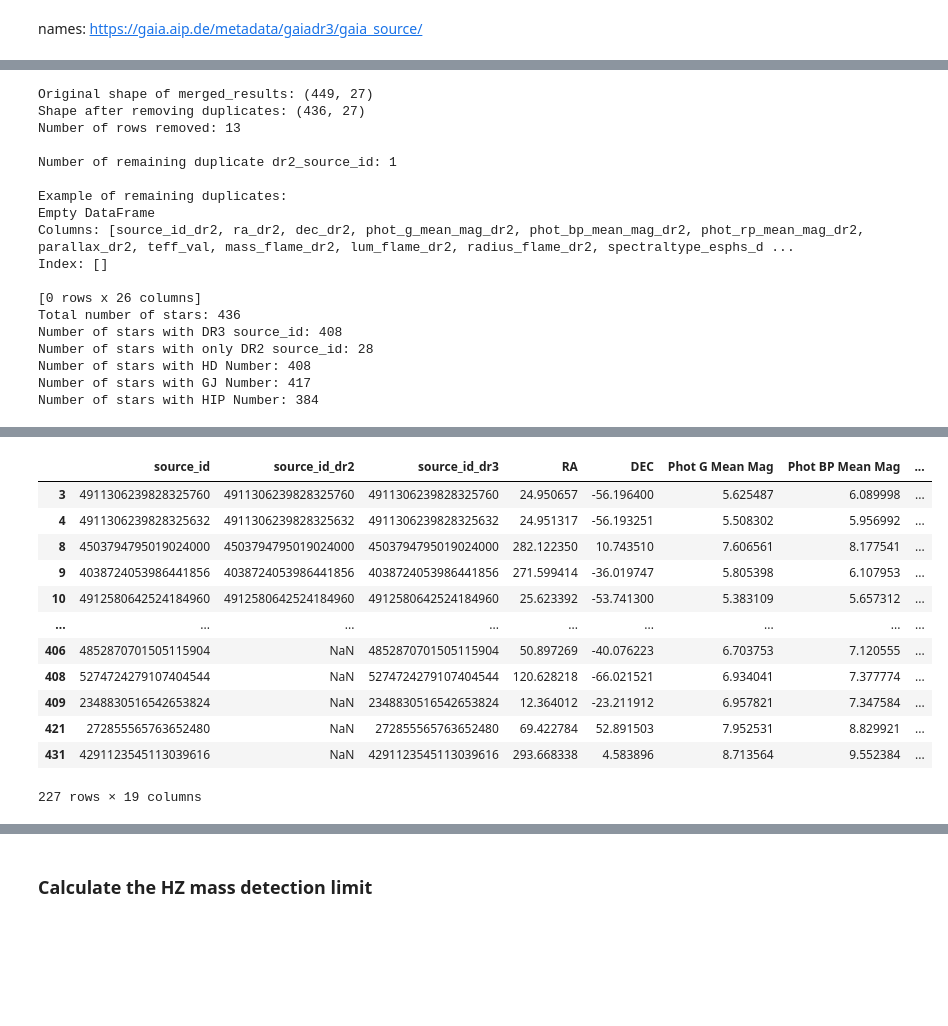
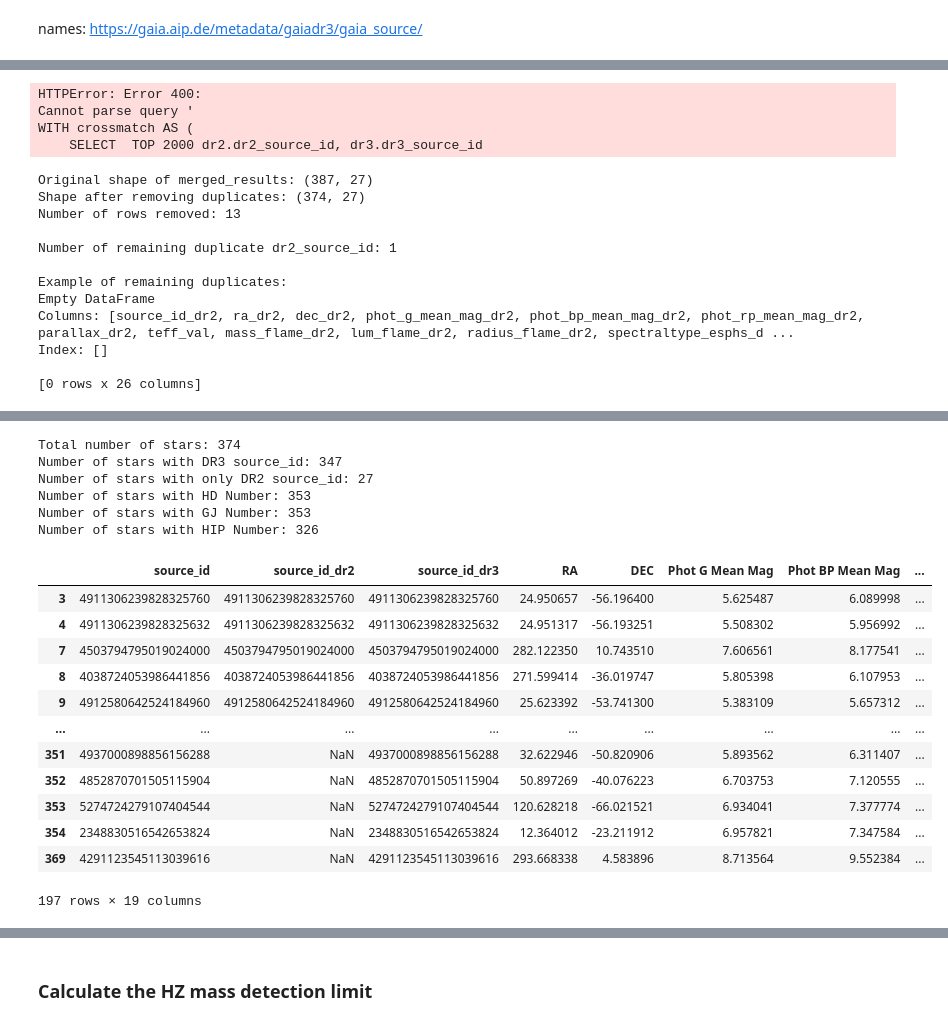
Before and after one commit to exoplanetsdk/2ES_target_selection, a Jupyter notebook: scripts/2ES_target_selection.ipynb, the cells around one changed output, grey strips where cells are left out. Drawn from its saved outputs; the diff is of its cells as text; code cells hidden in the pictures; blank space fills up the shorter version.

```diff
--- a/scripts/2ES_target_selection.ipynb
+++ b/scripts/2ES_target_selection.ipynb
@@ -89,3 +388,39 @@ names: https://gaia.aip.de/metadata/gaiadr3/gaia_source/
+# %%
+# Execute the combined query
+job_combined = Gaia.launch_job(query_combined)
+combined_results = job_combined.get_results().to_pandas()
+combined_results['source_id'] = combined_results['source_id'].astype(str)
+
+# Rename the columns to match the desired headers
+combined_results = combined_results.rename(columns={
+    'RA': 'RA',
+    'DEC': 'DEC',
+    'V_mag': 'V_mag',
+    'Phot BP Mean Mag': 'Phot BP Mean Mag',
+    'Phot RP Mean Mag': 'Phot RP Mean Mag',
+    'BP-RP': 'BP-RP',
+    'Parallax': 'Parallax',
+    'T_eff [K]': 'T_eff [K]',
+    'Mass [M_Sun]': 'Mass [M_Sun]',
+    'Luminosity [L_Sun]': 'Luminosity [L_Sun]',
+    'Radius [R_Sun]': 'Radius [R_Sun]',
+    'Spectral Type': 'Spectral Type'
+})
+
+# Save the merged DataFrame to an Excel file
+filename = directory + 'results_combined_dr2_dr3.xlsx'
+combined_results.to_excel(filename, index=False)
+
+# Adjust column widths in the Excel file
+adjust_column_widths(filename)
+
+# Output the length of the combined dataset
+len(combined_results)
+# %% [output]
+HTTPError: Error 400:
+Cannot parse query '
+WITH crossmatch AS (
+    SELECT  TOP 2000 dr2.dr2_source_id, dr3.dr3_source_id
 # %%
 from astroquery.gaia import Gaia
 import pandas as pd
@@ -99,9 +434,9 @@ import pandas as pd
 query_dr2 = """
 SELECT gs.source_id, gs.ra, gs.dec, gs.phot_g_mean_mag, gs.phot_bp_mean_mag, gs.phot_rp_mean_mag, gs.parallax, gs.teff_val, ap.mass_flame, ap.lum_flame, ap.radius_flame, ap.spectraltype_esphs
 FROM gaiadr2.gaia_source AS gs
-JOIN gaiadr3.astrophysical_parameters AS ap ON gs.source_id = ap.source_id
+LEFT JOIN gaiadr3.astrophysical_parameters AS ap ON gs.source_id = ap.source_id
 WHERE gs.phot_g_mean_mag < 9
-  AND gs.dec BETWEEN -90 AND 60
+  AND gs.dec BETWEEN -90 AND 35
   AND gs.parallax >= 50
   AND (gs.duplicated_source = 'false' OR gs.duplicated_source IS NULL)
   AND (gs.phot_bp_mean_mag - gs.phot_rp_mean_mag) BETWEEN 0.5 AND 2.0
@@ -133,9 +468,9 @@ crossmatch_results = job_crossmatch.get_results()
 query_dr3 = """
 SELECT gs.source_id, gs.ra, gs.dec, gs.phot_g_mean_mag, gs.phot_bp_mean_mag, gs.phot_rp_mean_mag, gs.bp_rp, gs.parallax, gs.teff_gspphot, ap.mass_flame, ap.lum_flame, ap.radius_flame, ap.spectraltype_esphs
 FROM gaiadr3.gaia_source AS gs
-JOIN gaiadr3.astrophysical_parameters AS ap ON gs.source_id = ap.source_id
+LEFT JOIN gaiadr3.astrophysical_parameters AS ap ON gs.source_id = ap.source_id
 WHERE gs.phot_g_mean_mag < 9
-  AND gs.dec BETWEEN -90 AND 60
+  AND gs.dec BETWEEN -90 AND 35
   AND gs.parallax >= 50
   AND (gs.duplicated_source = 'false' OR gs.duplicated_source IS NULL)
   AND (gs.phot_bp_mean_mag - gs.phot_rp_mean_mag) BETWEEN 0.5 AND 2.0
@@ -387,8 +722,8 @@ df_filtered.to_excel(directory + 'consolidated_results_filtered.xlsx', index=Fal
 adjust_column_widths(directory + 'consolidated_results_filtered.xlsx')
 display(df_filtered)
 # %% [output]
-Original shape of merged_results: (449, 27)
-Shape after removing duplicates: (436, 27)
+Original shape of merged_results: (387, 27)
+Shape after removing duplicates: (374, 27)
 Number of rows removed: 13
 
 Number of remaining duplicate dr2_source_id: 1
@@ -399,9 +734,3 @@ Columns: [source_id_dr2, ra_dr2, dec_dr2, phot_g_mean_mag_dr2, phot_bp_mean_mag_
 Index: []
 
 [0 rows x 26 columns]
-Total number of stars: 436
-Number of stars with DR3 source_id: 408
-Number of stars with only DR2 source_id: 28
-Number of stars with HD Number: 408
-Number of stars with GJ Number: 417
-Number of stars with HIP Number: 384
@@ -408,16 +740,22 @@ Number of stars with HIP Number: 384
+Total number of stars: 374
+Number of stars with DR3 source_id: 347
+Number of stars with only DR2 source_id: 27
+Number of stars with HD Number: 353
+Number of stars with GJ Number: 353
+Number of stars with HIP Number: 326
 |  | source_id | source_id_dr2 | source_id_dr3 | RA | DEC | Phot G Mean Mag | Phot BP Mean Mag | ... |
 | 3 | 4911306239828325760 | 4911306239828325760 | 4911306239828325760 | 24.950657 | -56.196400 | 5.625487 | 6.089998 | ... |
 | 4 | 4911306239828325632 | 4911306239828325632 | 4911306239828325632 | 24.951317 | -56.193251 | 5.508302 | 5.956992 | ... |
-| 8 | 4503794795019024000 | 4503794795019024000 | 4503794795019024000 | 282.122350 | 10.743510 | 7.606561 | 8.177541 | ... |
-| 9 | 4038724053986441856 | 4038724053986441856 | 4038724053986441856 | 271.599414 | -36.019747 | 5.805398 | 6.107953 | ... |
-| 10 | 4912580642524184960 | 4912580642524184960 | 4912580642524184960 | 25.623392 | -53.741300 | 5.383109 | 5.657312 | ... |
+| 7 | 4503794795019024000 | 4503794795019024000 | 4503794795019024000 | 282.122350 | 10.743510 | 7.606561 | 8.177541 | ... |
+| 8 | 4038724053986441856 | 4038724053986441856 | 4038724053986441856 | 271.599414 | -36.019747 | 5.805398 | 6.107953 | ... |
+| 9 | 4912580642524184960 | 4912580642524184960 | 4912580642524184960 | 25.623392 | -53.741300 | 5.383109 | 5.657312 | ... |
 | ... | ... | ... | ... | ... | ... | ... | ... | ... |
-| 406 | 4852870701505115904 | NaN | 4852870701505115904 | 50.897269 | -40.076223 | 6.703753 | 7.120555 | ... |
-| 408 | 5274724279107404544 | NaN | 5274724279107404544 | 120.628218 | -66.021521 | 6.934041 | 7.377774 | ... |
-| 409 | 2348830516542653824 | NaN | 2348830516542653824 | 12.364012 | -23.211912 | 6.957821 | 7.347584 | ... |
-| 421 | 272855565763652480 | NaN | 272855565763652480 | 69.422784 | 52.891503 | 7.952531 | 8.829921 | ... |
-| 431 | 4291123545113039616 | NaN | 4291123545113039616 | 293.668338 | 4.583896 | 8.713564 | 9.552384 | ... |
+| 351 | 4937000898856156288 | NaN | 4937000898856156288 | 32.622946 | -50.820906 | 5.893562 | 6.311407 | ... |
+| 352 | 4852870701505115904 | NaN | 4852870701505115904 | 50.897269 | -40.076223 | 6.703753 | 7.120555 | ... |
+| 353 | 5274724279107404544 | NaN | 5274724279107404544 | 120.628218 | -66.021521 | 6.934041 | 7.377774 | ... |
+| 354 | 2348830516542653824 | NaN | 2348830516542653824 | 12.364012 | -23.211912 | 6.957821 | 7.347584 | ... |
+| 369 | 4291123545113039616 | NaN | 4291123545113039616 | 293.668338 | 4.583896 | 8.713564 | 9.552384 | ... |
-227 rows × 19 columns
+197 rows × 19 columns
 # %%
 combined_df = df_filtered.copy()
 # %%
```
Also changed, not shown: parts of 24 cells of this notebook, 32 other files.
